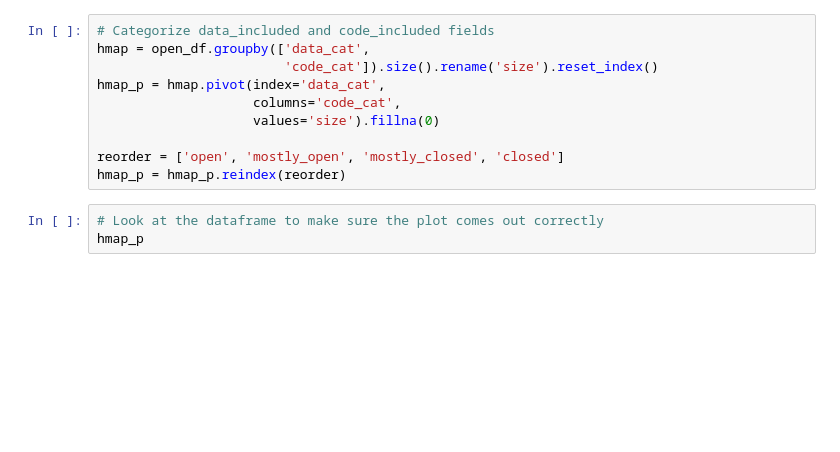
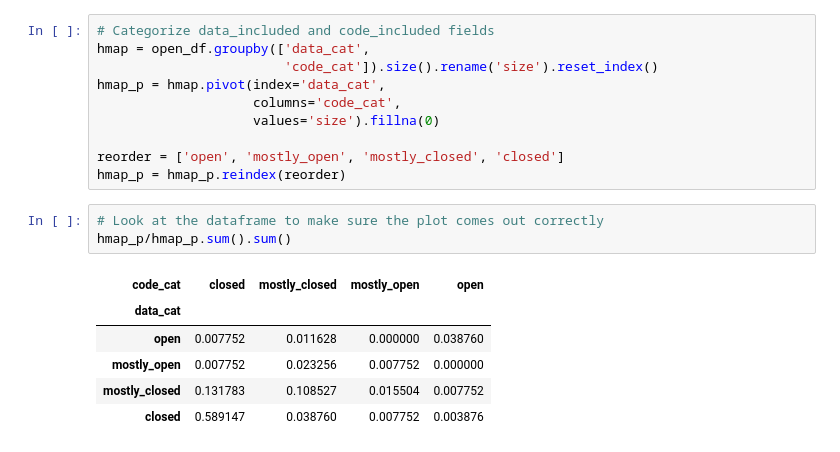
Before and after one commit to abpoll/open, a Jupyter notebook: src/Results.ipynb, the cells around one changed output. Drawn from its saved outputs; the diff is of its cells as text; blank space fills up the shorter version.

```diff
--- a/src/Results.ipynb
+++ b/src/Results.ipynb
@@ -546,7 +910,14 @@ reorder = ['open', 'mostly_open', 'mostly_closed', 'closed']
 hmap_p = hmap_p.reindex(reorder)
 # %%
 # Look at the dataframe to make sure the plot comes out correctly
-hmap_p
+hmap_p/hmap_p.sum().sum()
+# %% [output]
+| code_cat | closed | mostly_closed | mostly_open | open |
+| data_cat |  |  |  |  |
+| open | 0.007752 | 0.011628 | 0.000000 | 0.038760 |
+| mostly_open | 0.007752 | 0.023256 | 0.007752 | 0.000000 |
+| mostly_closed | 0.131783 | 0.108527 | 0.015504 | 0.007752 |
+| closed | 0.589147 | 0.038760 | 0.007752 | 0.003876 |
 # %%
 # Modified code from https://matplotlib.org/stable/gallery/
 # images_contours_and_fields/image_annotated_heatmap.html
```
Also changed, not shown: parts of 35 cells of this notebook, 1 other file.
